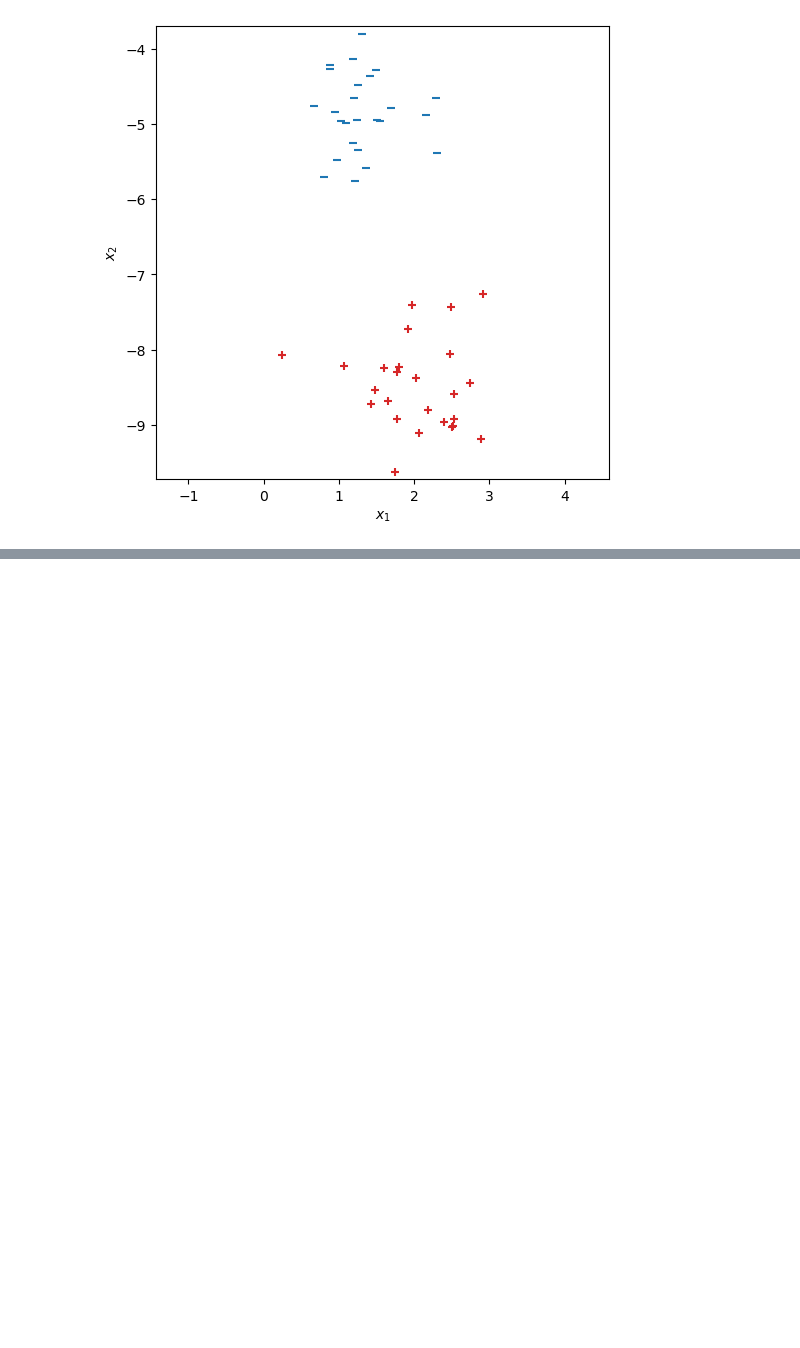
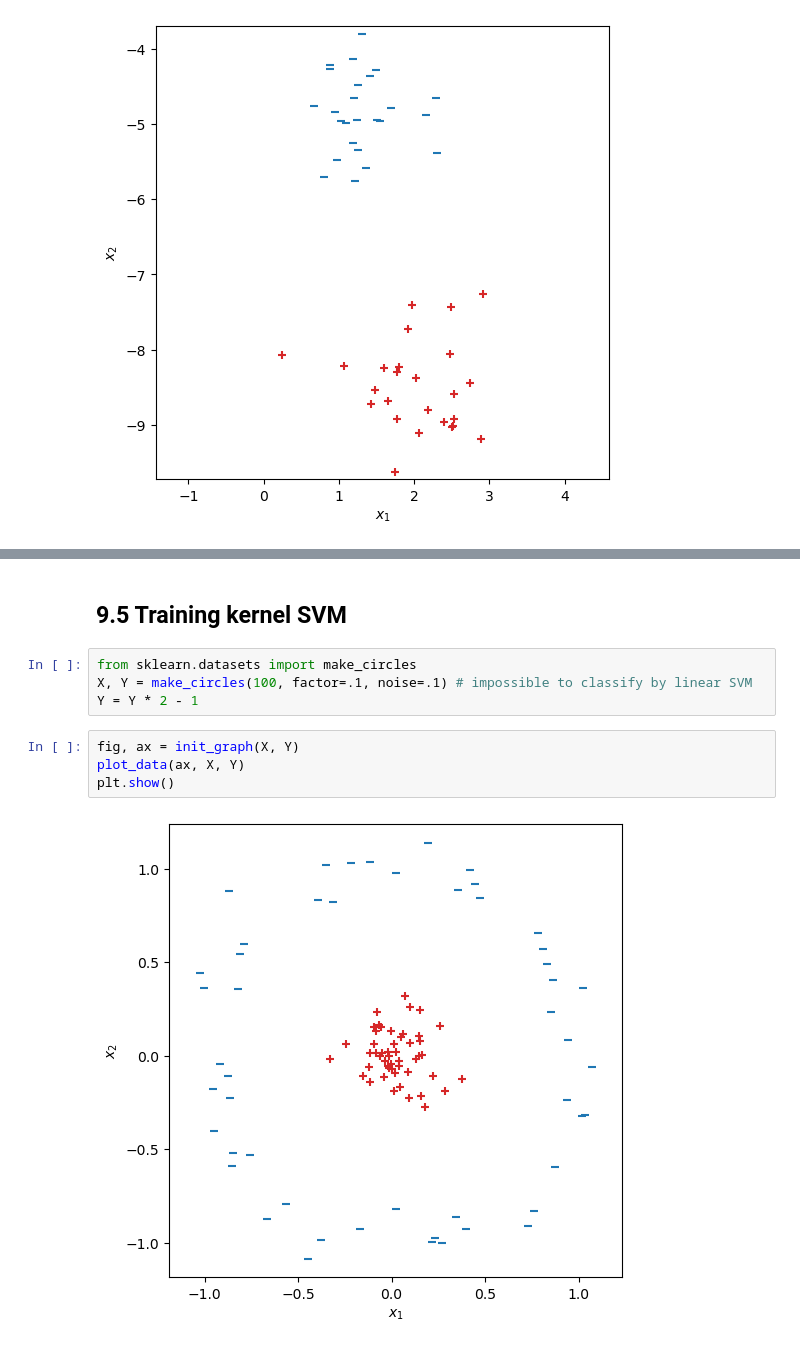
Before and after one commit to masahiro-negishi/TIoT-machine-learning, a Jupyter notebook: Classification/support_vector_machine.ipynb, the cells around one changed output, grey strips where cells are left out. Cells and saved outputs as stored; diff of their text form; blank space fills up the shorter version.

```diff
--- a/Classification/support_vector_machine.ipynb
+++ b/Classification/support_vector_machine.ipynb
@@ -91,0 +129,12 @@ plt.show()
+# %% [markdown]
+## 9.5 Training kernel SVM
+# %%
+from sklearn.datasets import make_circles
+X, Y = make_circles(100, factor=.1, noise=.1) # impossible to classify by linear SVM
+Y = Y * 2 - 1
+# %%
+fig, ax = init_graph(X, Y)
+plot_data(ax, X, Y)
+plt.show()
+# %% [output]
+[figure, added]
```
Also changed, not shown: parts of 9 cells of this notebook.
